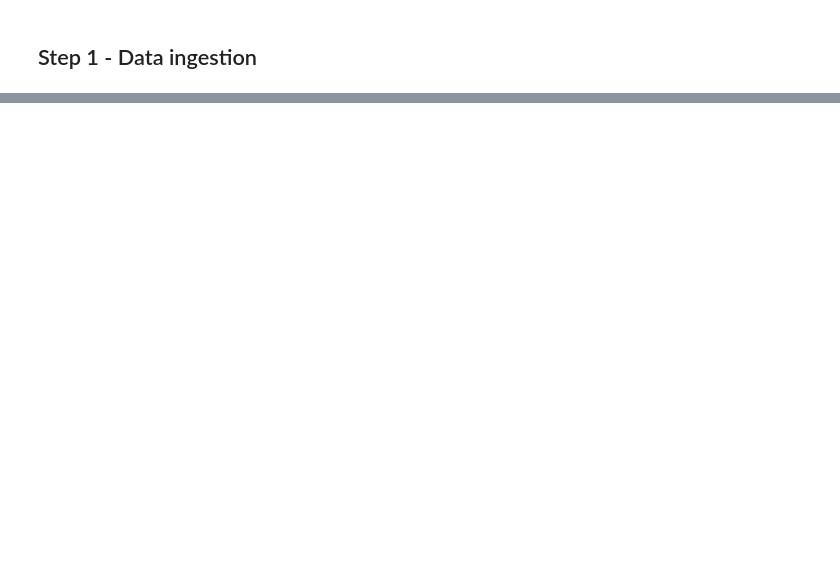
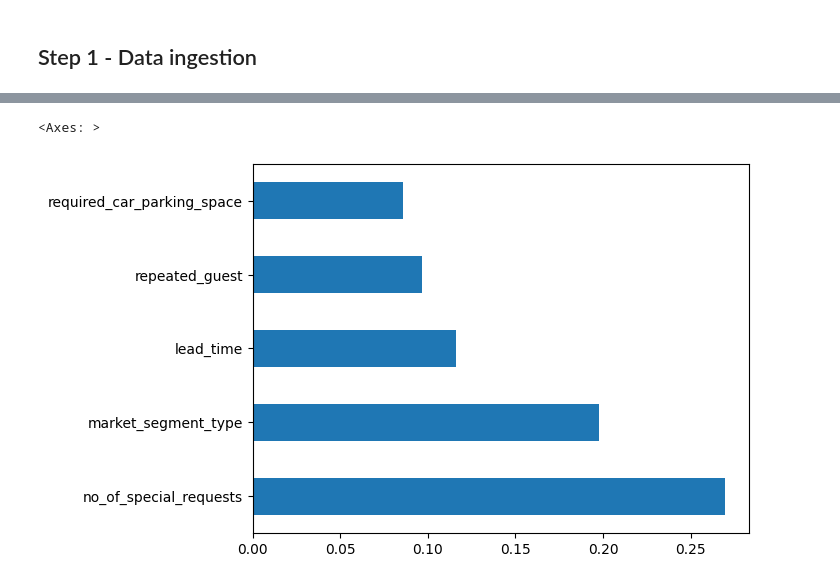
Before and after one commit to ask350/Machine-Learning, a Jupyter notebook: 12 XGBoost/xgboost.ipynb, the cells around one changed output, grey strips where cells are left out. Drawn from its saved outputs; the diff is of its cells as text; code cells hidden in the pictures; blank space fills up the shorter version.

```diff
--- a/12 XGBoost/xgboost.ipynb
+++ b/12 XGBoost/xgboost.ipynb
@@ -34,0 +185,3 @@ df =
+# %%
+from sklearn.model_selection import train_test_split
+xtrain, xtest, ytrain, ytest = train_test_split(X_pre, Y, test_size=0.2, random_state=42)
@@ -34,0 +236,6 @@ df =
+# %%
+model = xgb.XGBClassifier(
+    n_estimators = 200,
+    max_depth = 3
+)
+model.fit(xtrain, ytrain)
@@ -34,0 +317,3 @@ df =
+# %%
+imp = pd.Series(model.feature_importances_, index=xtrain.columns)
+imp
@@ -34,0 +339,3 @@ df =
+# %%
+s = imp.sort_values(ascending=False)
+s
@@ -34,0 +361,5 @@ df =
+# %%
+s.head(5).plot(kind="barh")
+# %% [output]
+<Axes: >
+[figure, added]
```
Also changed, not shown: parts of 60 cells of this notebook, 3 other files.
